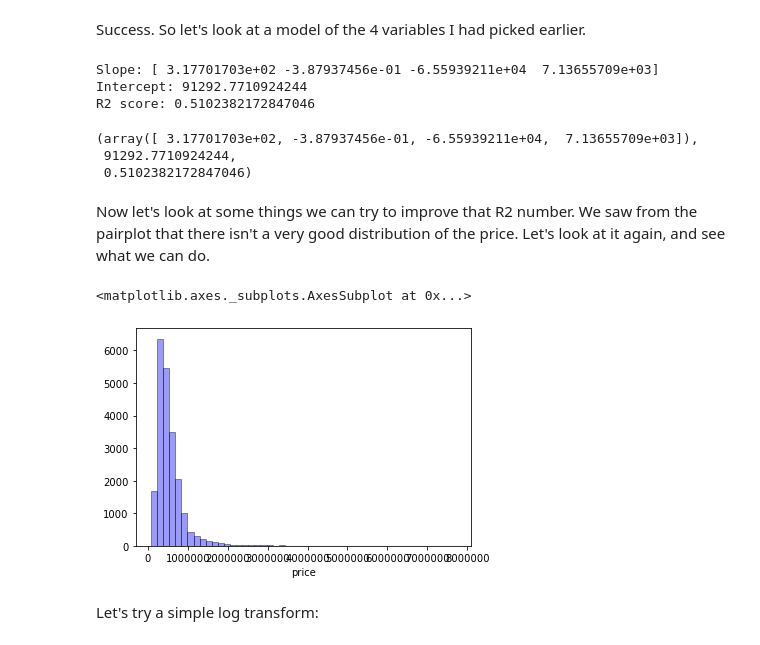
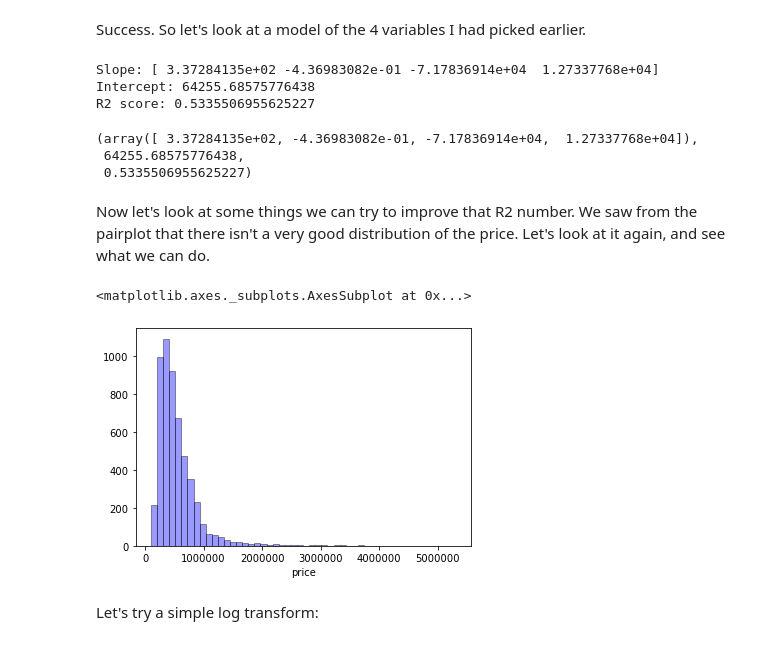
Before and after one commit to djournic/Simple_linear_Regression, a Jupyter notebook: DJournic_Phase2_Project_clean.ipynb, the cells around one changed output. Drawn from its saved outputs; the diff is of its cells as text; code cells hidden in the pictures.

```diff
--- a/DJournic_Phase2_Project_clean.ipynb
+++ b/DJournic_Phase2_Project_clean.ipynb
@@ -50,0 +73,2 @@ df_s1=df.drop(columns=col_ign,axis=1)
+# %%
+X_train, X_test, y_train, y_test = train_test_split(df_s1, price)
@@ -87,3 +141,5 @@ df_s1 = df_s1[df_s1.bedrooms != 33]
+# %%
+df_s2 = X_test[X_test.bedrooms != 33]
 # %% [markdown]
 So, this being a linear regression project, I see myself doing many linear regressions. To avoid repetitive code, I'll write a function.
 # %%
@@ -123,21 +179,21 @@ price=df_s1['price']
 # %%
-lreg(df_s1[att1],price)
+lreg(df_s2[att1],price)
 # %% [output]
-Slope: [ 3.17701703e+02 -3.87937456e-01 -6.55939211e+04  7.13655709e+03]
-Intercept: 91292.7710924244
-R2 score: 0.5102382172847046
+Slope: [ 3.37284135e+02 -4.36983082e-01 -7.17836914e+04  1.27337768e+04]
+Intercept: 64255.68575776438
+R2 score: 0.5335506955625227
-(array([ 3.17701703e+02, -3.87937456e-01, -6.55939211e+04,  7.13655709e+03]),
- 91292.7710924244,
- 0.5102382172847046)
+(array([ 3.37284135e+02, -4.36983082e-01, -7.17836914e+04,  1.27337768e+04]),
+ 64255.68575776438,
+ 0.5335506955625227)
 # %% [markdown]
 Now let's look at some things we can try to improve that R2 number. We saw from the pairplot that there isn't a very good distribution of the price. Let's look at it again, and see what we can do.
 # %%
-sns.distplot(df_s1['price'], hist=True, kde=False,
+sns.distplot(df_s2['price'], hist=True, kde=False,
              bins=int(50), color = 'blue',
              hist_kws={'edgecolor':'black'})
 # %% [output]
 <matplotlib.axes._subplots.AxesSubplot at 0x...>
-[figure, old version]
+[figure, new version]
 # %% [markdown]
 Let's try a simple log transform:
 # %%
```
Also changed, not shown: parts of 66 cells of this notebook, 1 other file.
